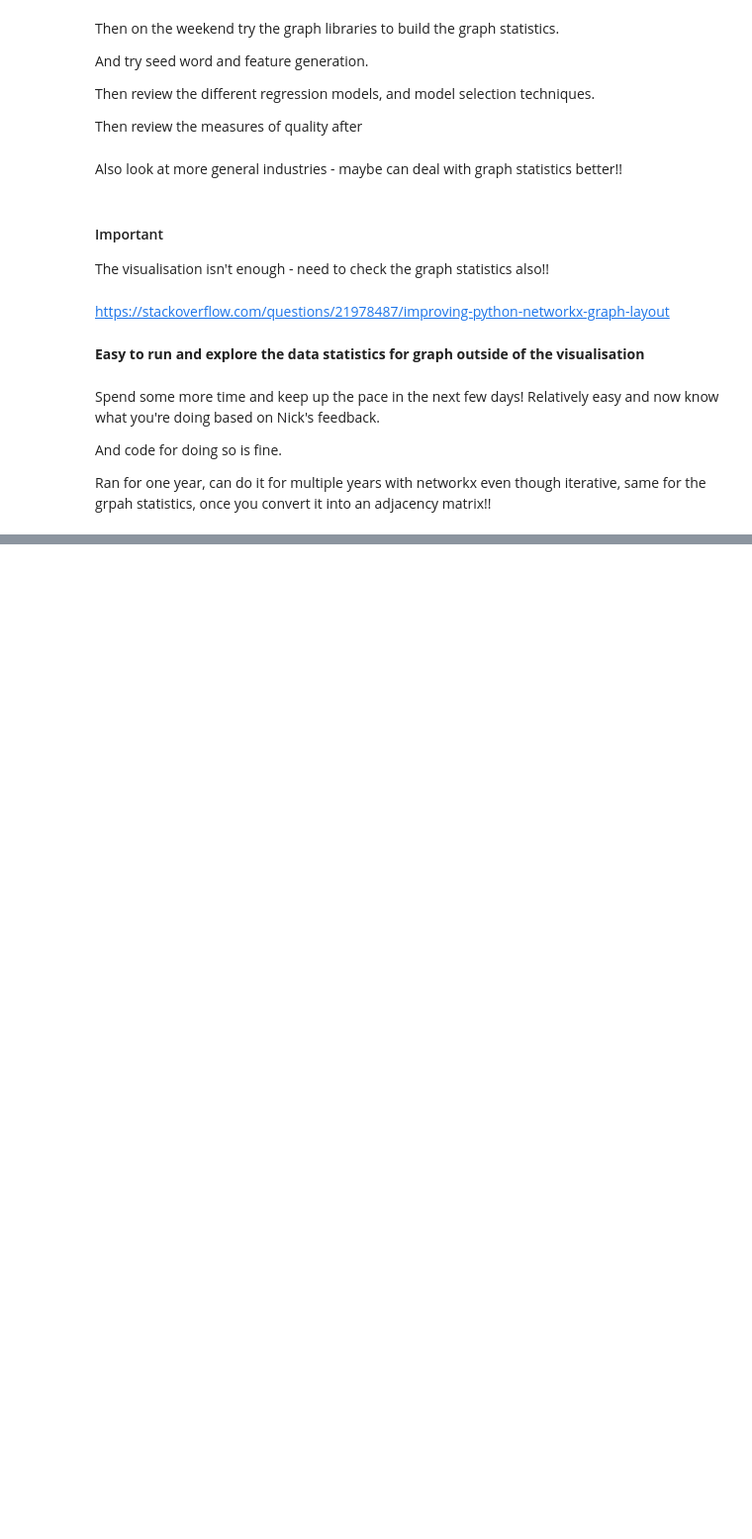
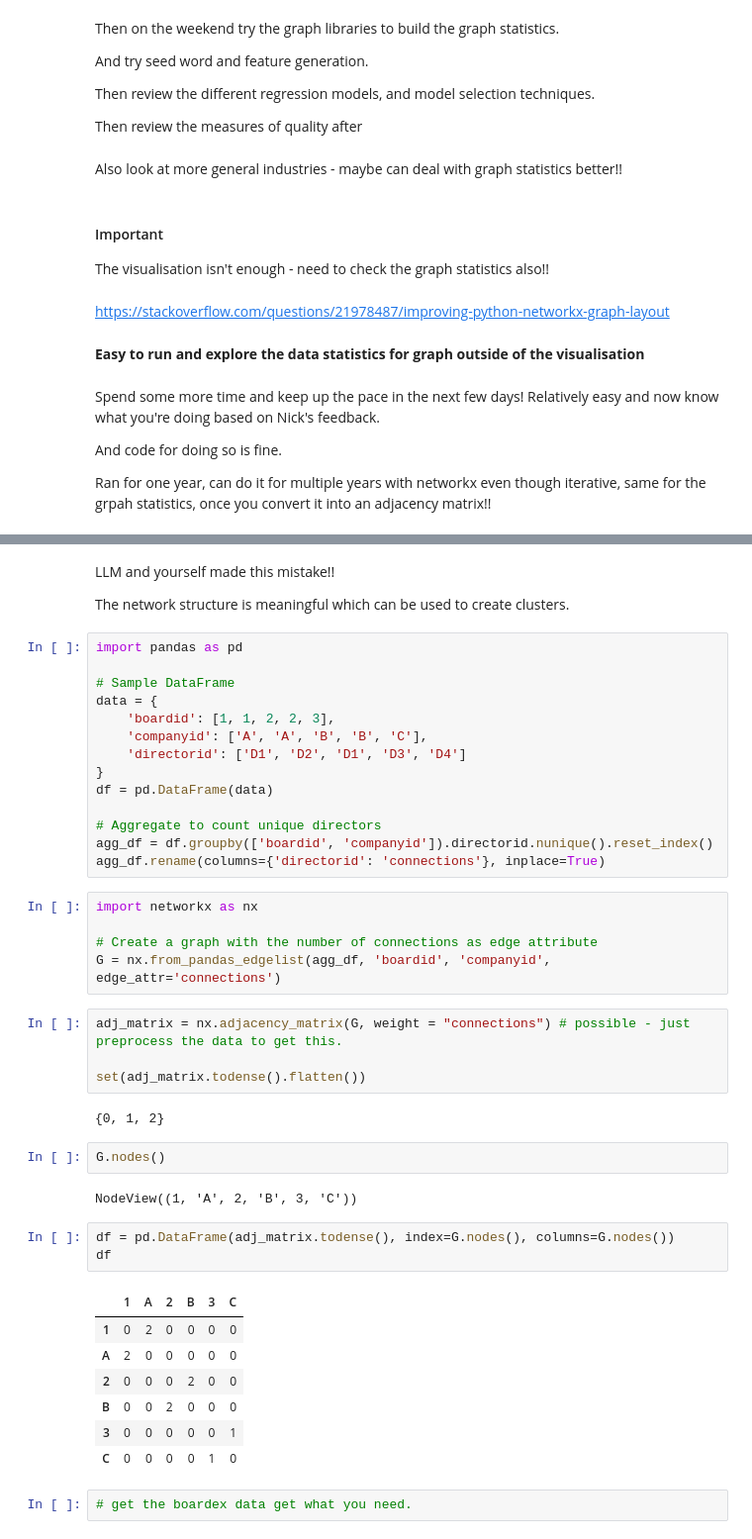
Before and after one commit to PeterHuGC/Imperial_Dissertation_Research, a Jupyter notebook: 6.Dissertation_Full_EDA/prototype_adjacency_graph.ipynb, the cells around one changed output, grey strips where cells are left out. Shown at 99% size. Drawn from its saved outputs; the diff is of its cells as text; blank space fills up the shorter version.

```diff
--- a/6.Dissertation_Full_EDA/prototype_adjacency_graph.ipynb
+++ b/6.Dissertation_Full_EDA/prototype_adjacency_graph.ipynb
@@ -207,0 +325,46 @@ Ran for one year, can do it for multiple years with networkx even though iterati
+# %% [markdown]
+LLM and yourself made this mistake!!
+
+The network structure is meaningful which can be used to create clusters.
+# %%
+import pandas as pd
+
+# Sample DataFrame
+data = {
+    'boardid': [1, 1, 2, 2, 3],
+    'companyid': ['A', 'A', 'B', 'B', 'C'],
+    'directorid': ['D1', 'D2', 'D1', 'D3', 'D4']
+}
+df = pd.DataFrame(data)
+
+# Aggregate to count unique directors
+agg_df = df.groupby(['boardid', 'companyid']).directorid.nunique().reset_index()
+agg_df.rename(columns={'directorid': 'connections'}, inplace=True)
+# %%
+import networkx as nx
+
+# Create a graph with the number of connections as edge attribute
+G = nx.from_pandas_edgelist(agg_df, 'boardid', 'companyid', edge_attr='connections')
+# %%
+adj_matrix = nx.adjacency_matrix(G, weight = "connections") # possible - just preprocess the data to get this.
+
+set(adj_matrix.todense().flatten())
+# %% [output]
+{0, 1, 2}
+# %%
+G.nodes()
+# %% [output]
+NodeView((1, 'A', 2, 'B', 3, 'C'))
+# %%
+df = pd.DataFrame(adj_matrix.todense(), index=G.nodes(), columns=G.nodes())
+df
+# %% [output]
+|  | 1 | A | 2 | B | 3 | C |
+| 1 | 0 | 2 | 0 | 0 | 0 | 0 |
+| A | 2 | 0 | 0 | 0 | 0 | 0 |
+| 2 | 0 | 0 | 0 | 2 | 0 | 0 |
+| B | 0 | 0 | 2 | 0 | 0 | 0 |
+| 3 | 0 | 0 | 0 | 0 | 0 | 1 |
+| C | 0 | 0 | 0 | 0 | 1 | 0 |
+# %%
+# get the boardex data get what you need.
```
Also changed, not shown: parts of 27 cells of this notebook, 2 other files.
